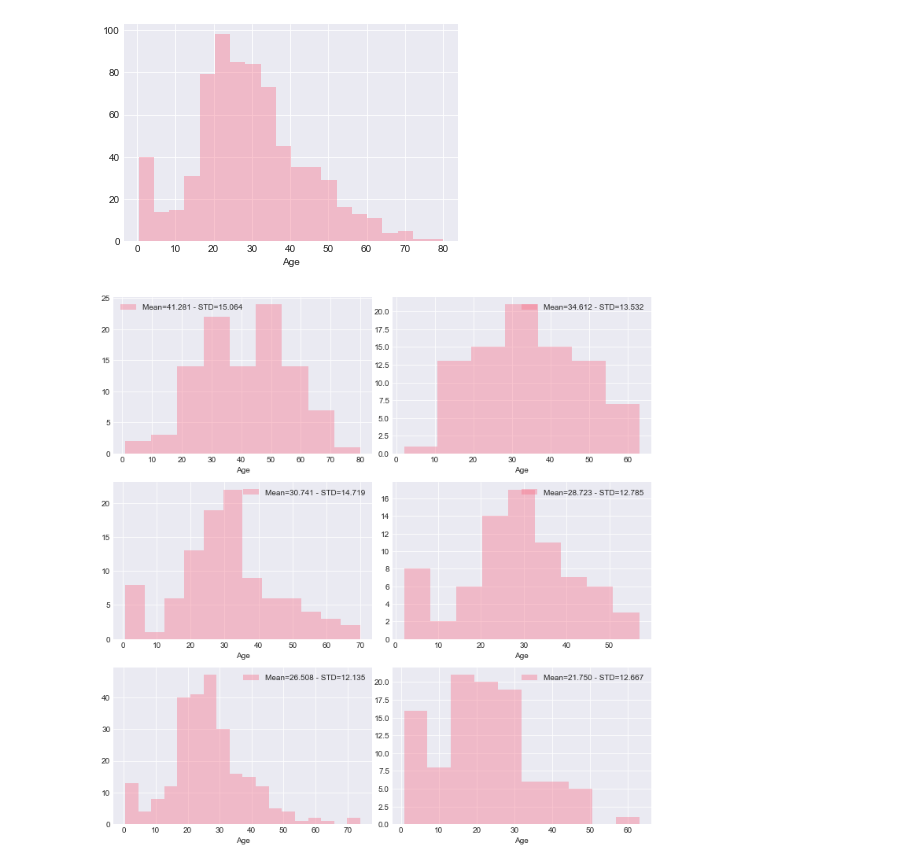
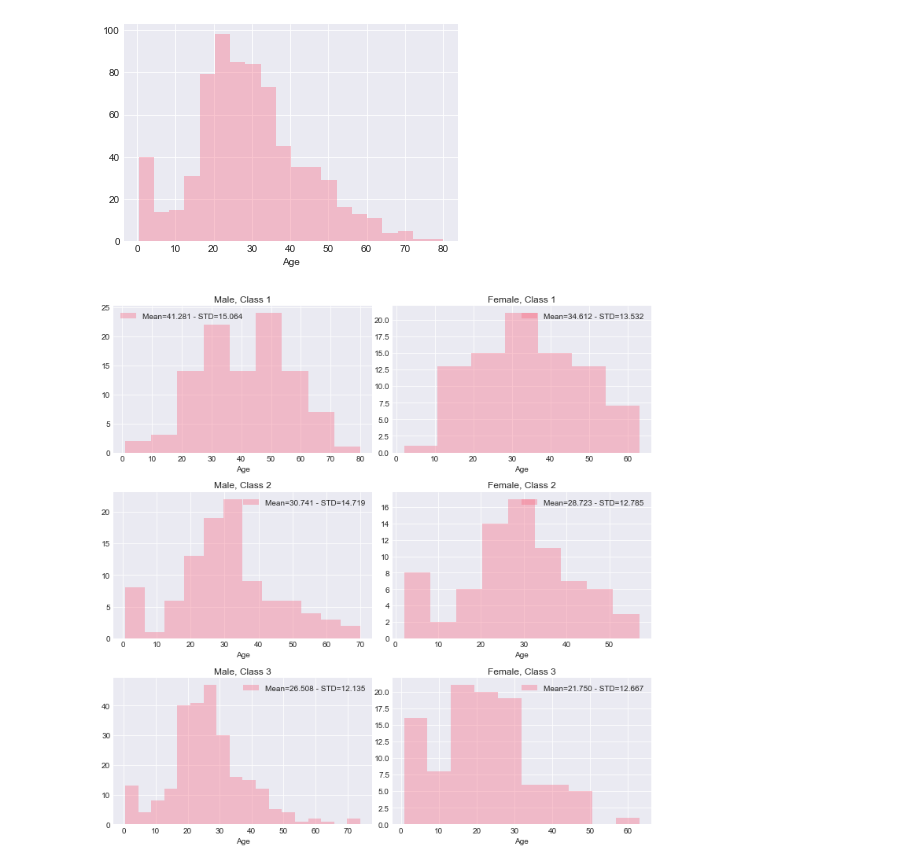
Before and after one commit to Wizady/kaggle_Titanic, a Jupyter notebook: kaggle_titanic.ipynb, the cells around one changed output. Cells and saved outputs as stored; diff of their text form; code cells hidden in the pictures.

Commit message:
Finished data exploration, added machine learning models and first submission

```diff
--- a/kaggle_titanic.ipynb
+++ b/kaggle_titanic.ipynb
@@ -208,8 +211,8 @@ Embarked    889 non-null object
 dtypes: float64(2), int64(4), object(2)
 memory usage: 55.8+ KB
 # %%
-data_clean = pd.get_dummies(data, drop_first=True)
-data_clean.head()
+data = pd.get_dummies(data, drop_first=True)
+data.head()
 # %% [output]
 |  | Survived | Pclass | Age | SibSp | Parch | Fare | Sex_male | Embarked_Q | Embarked_S |
 | 0 | 0 | 3 | 22.0 | 1 | 0 | 7.2500 | 1 | 0 | 1 |
@@ -253,12 +255,12 @@ plt.show()
 # %% [output]
 [figure]
 # %%
-male_c1 = data[(data['Sex']=='male') & (data['Pclass']==1)]['Age']
-male_c2 = data[(data['Sex']=='male') & (data['Pclass']==2)]['Age']
-male_c3 = data[(data['Sex']=='male') & (data['Pclass']==3)]['Age']
-female_c1 = data[(data['Sex']=='female') & (data['Pclass']==1)]['Age']
-female_c2 = data[(data['Sex']=='female') & (data['Pclass']==2)]['Age']
-female_c3 = data[(data['Sex']=='female') & (data['Pclass']==3)]['Age']
+male_c1 = data[(data['Sex_male']==1) & (data['Pclass']==1)]['Age']
+male_c2 = data[(data['Sex_male']==1) & (data['Pclass']==2)]['Age']
+male_c3 = data[(data['Sex_male']==1) & (data['Pclass']==3)]['Age']
+female_c1 = data[(data['Sex_male']==0) & (data['Pclass']==1)]['Age']
+female_c2 = data[(data['Sex_male']==0) & (data['Pclass']==2)]['Age']
+female_c3 = data[(data['Sex_male']==0) & (data['Pclass']==3)]['Age']
 
 mean_male_c1 = np.mean(male_c1.dropna())
 std_male_c1 = np.std(male_c1.dropna())
@@ -276,21 +278,27 @@ std_female_c3 = np.std(female_c3.dropna())
 # %%
 fig, ax = plt.subplots(3,2, figsize=(10,10))
 sns.distplot(male_c1.dropna(), label='Mean=%.3f - STD=%.3f' %(mean_male_c1, std_male_c1), kde=False, ax=ax[0][0])
 ax[0][0].legend()
+ax[0][0].set_title('Male, Class 1')
 sns.distplot(male_c2.dropna(), label='Mean=%.3f - STD=%.3f' %(mean_male_c2, std_male_c2), kde=False, ax=ax[1][0])
 ax[1][0].legend()
+ax[1][0].set_title('Male, Class 2')
 sns.distplot(male_c3.dropna(), label='Mean=%.3f - STD=%.3f' %(mean_male_c3, std_male_c3), kde=False, ax=ax[2][0])
 ax[2][0].legend()
+ax[2][0].set_title('Male, Class 3')
 sns.distplot(female_c1.dropna(), label='Mean=%.3f - STD=%.3f' %(mean_female_c1, std_female_c1), kde=False, ax=ax[0][1])
 ax[0][1].legend()
+ax[0][1].set_title('Female, Class 1')
 sns.distplot(female_c2.dropna(), label='Mean=%.3f - STD=%.3f' %(mean_female_c2, std_female_c2), kde=False, ax=ax[1][1])
 ax[1][1].legend()
+ax[1][1].set_title('Female, Class 2')
 sns.distplot(female_c3.dropna(), label='Mean=%.3f - STD=%.3f' %(mean_female_c3, std_female_c3), kde=False, ax=ax[2][1])
 ax[2][1].legend()
+ax[2][1].set_title('Female, Class 3')
 
 
 plt.tight_layout()
 plt.show()
 # %% [output]
-[figure, old version]
+[figure, new version]
 # %%
```
Also changed, not shown: parts of 55 cells of this notebook, 2 other files.
